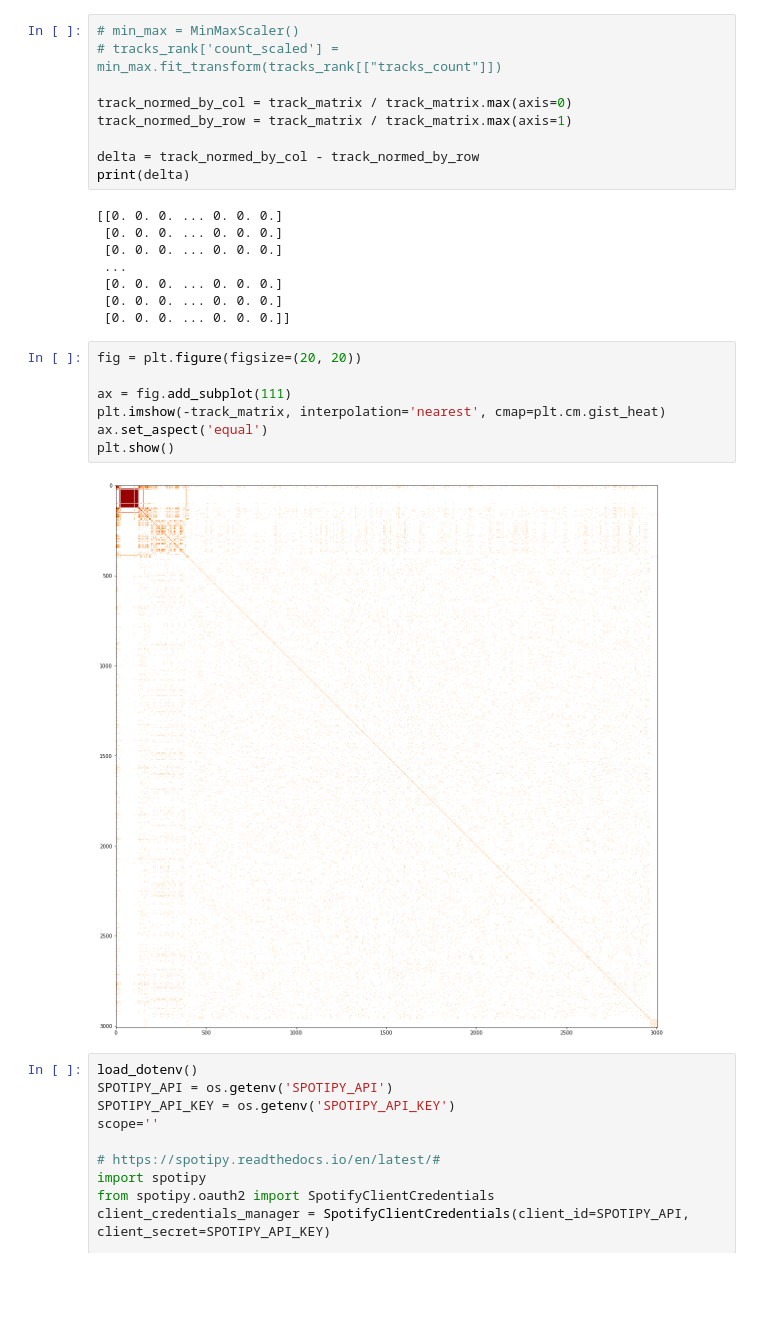
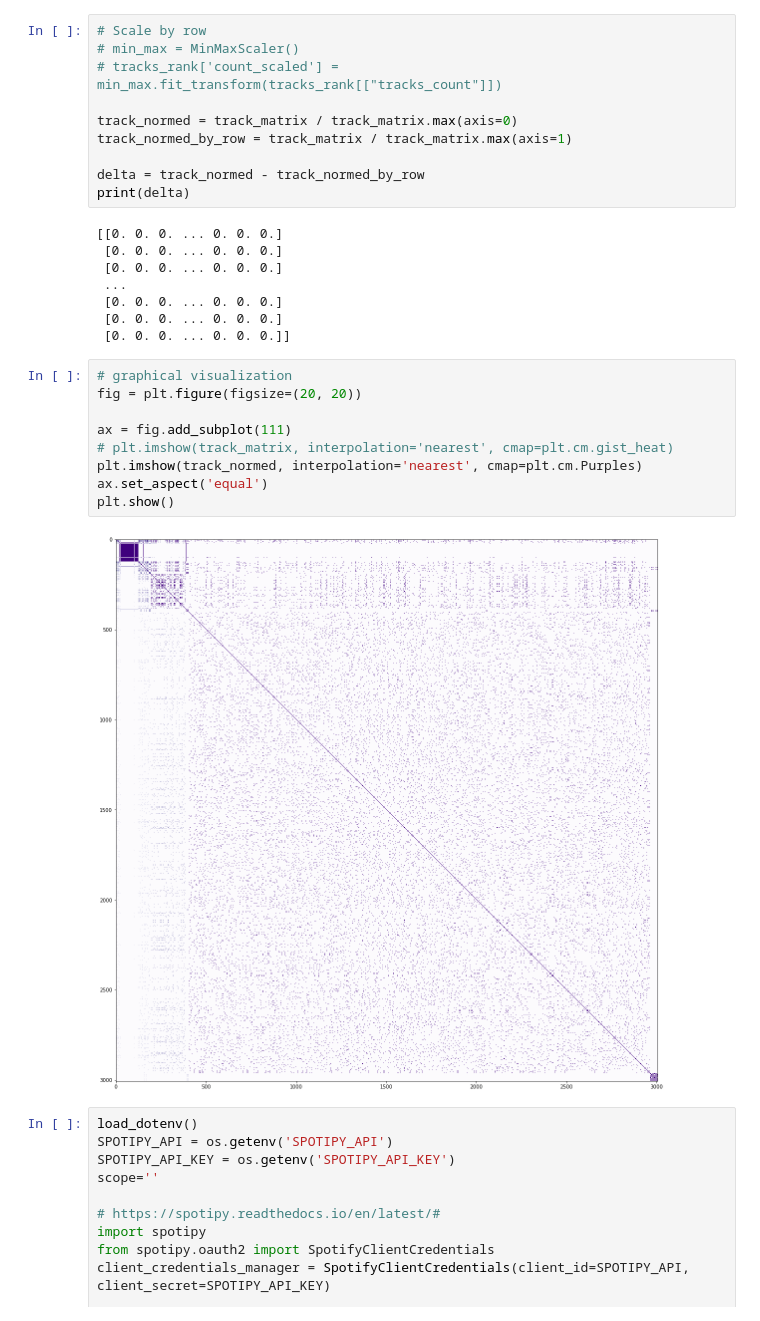
Before and after one commit to MarceloAlvesPereira/Follow_the_beat, a Jupyter notebook: Feel_the_rhythm_v2.ipynb, the cells around one changed output. Saved outputs shown, nothing was run; the diff lists cells and outputs as text; blank space fills up the shorter version.

```diff
--- a/Feel_the_rhythm_v2.ipynb
+++ b/Feel_the_rhythm_v2.ipynb
@@ -254,11 +255,12 @@ KeyError: 0
 # %%
+# Scale by row
 # min_max = MinMaxScaler()
 # tracks_rank['count_scaled'] = min_max.fit_transform(tracks_rank[["tracks_count"]])
 
-track_normed_by_col = track_matrix / track_matrix.max(axis=0)
+track_normed = track_matrix / track_matrix.max(axis=0)
 track_normed_by_row = track_matrix / track_matrix.max(axis=1)
 
-delta = track_normed_by_col - track_normed_by_row
+delta = track_normed - track_normed_by_row
 print(delta)
 # %% [output]
 [[0. 0. 0. ... 0. 0. 0.]
@@ -269,14 +271,16 @@ print(delta)
  [0. 0. 0. ... 0. 0. 0.]
  [0. 0. 0. ... 0. 0. 0.]]
 # %%
+# graphical visualization
 fig = plt.figure(figsize=(20, 20))
 
 ax = fig.add_subplot(111)
-plt.imshow(-track_matrix, interpolation='nearest', cmap=plt.cm.gist_heat)
+# plt.imshow(track_matrix, interpolation='nearest', cmap=plt.cm.gist_heat)
+plt.imshow(track_normed, interpolation='nearest', cmap=plt.cm.Purples)
 ax.set_aspect('equal')
 plt.show()
 # %% [output]
-[figure, old version]
+[figure, new version]
 # %%
 load_dotenv()
 SPOTIPY_API = os.getenv('SPOTIPY_API')
```
Also changed, not shown: parts of 7 cells of this notebook, 1 other file.
